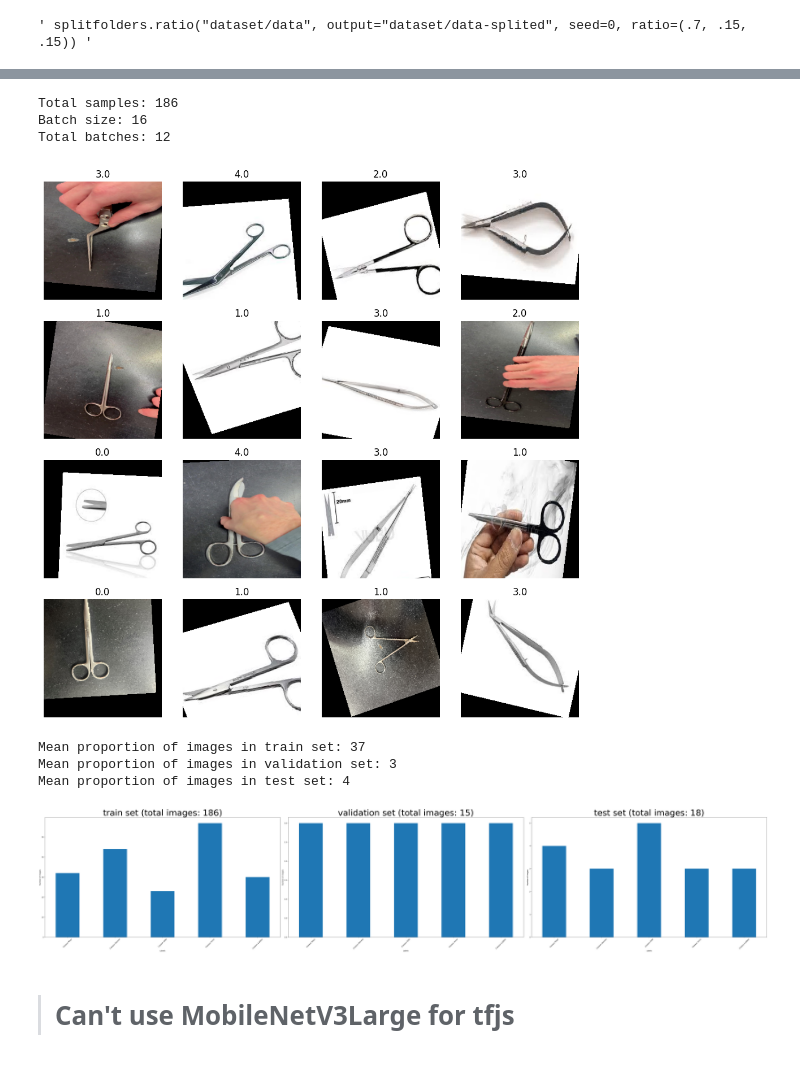
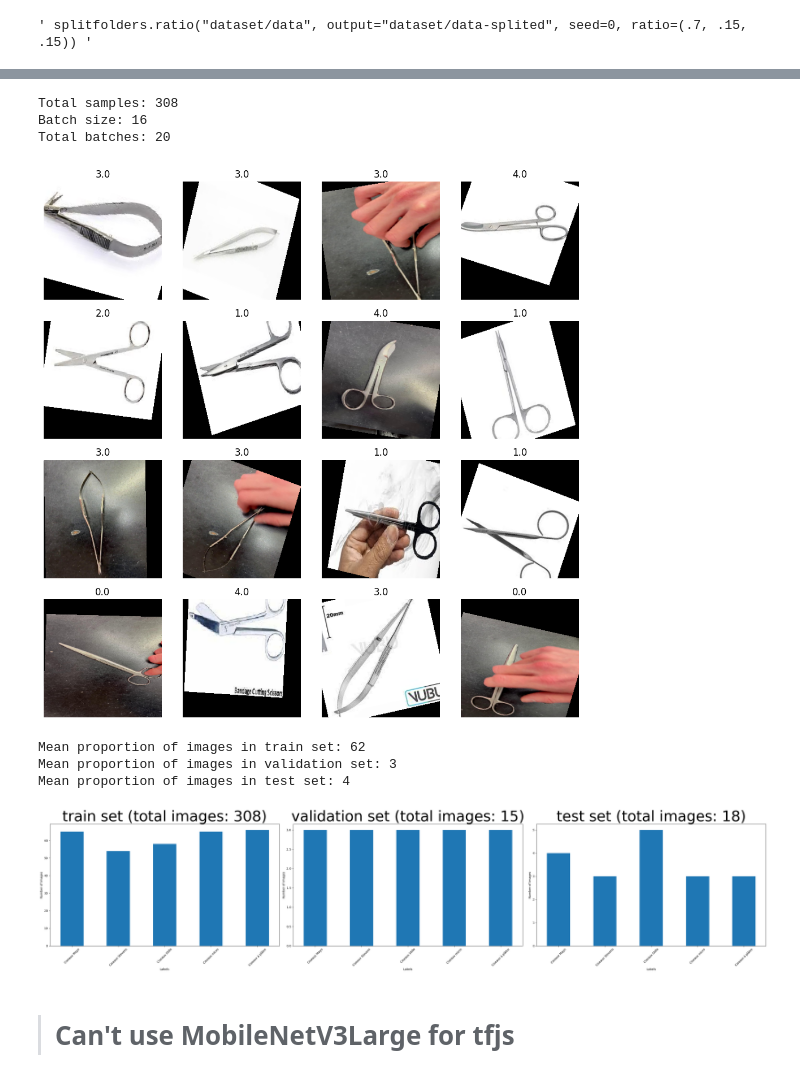
Before and after one commit to PiWebswiss/Genesis, a Jupyter notebook: train-model.ipynb, the cells around one changed output, grey strips where cells are left out. Drawn from its saved outputs; the diff is of its cells as text; code cells hidden in the pictures.

```diff
--- a/train-model.ipynb
+++ b/train-model.ipynb
@@ -48,7 +50,7 @@ import splitfolders
 # %%
 from keras.preprocessing.image import ImageDataGenerator
 
-dir_path = "dataset/data-splited 3"
+dir_path = "dataset/data-splited 4"
 
 
 # Define data augmentation settings
@@ -148,9 +107,9 @@ print(f"Total samples: {total_samples}")
 print(f"Batch size: {batch_size}")
 print(f"Total batches: {total_batches}")
 # %% [output]
-Total samples: 186
+Total samples: 308
 Batch size: 16
-Total batches: 12
+Total batches: 20
 # %%
 # Extract a batch of images and labels from train_set
 images, labels = next(train_set)
@@ -169,36 +128,36 @@ for i, ax in zip(range(16), axs.ravel()):
 plt.tight_layout()
 plt.show()
 # %% [output]
-[figure, old version]
+[figure, new version]
 # %%
 # Setup set names
 set_names = ["train set", "validation set", "test set"]
 categories = train_set.class_indices.keys()
 
 # Plot
-fig, axes = plt.subplots(1, 3, figsize=(60, 12))
+fig, axes = plt.subplots(1, 3, figsize=(35, 8))
 
 for set_name, name, ax in zip(set_names, [train_set, val_set, test_set], axes.ravel()):
 
     # Get the count of each label in the train set
     proportion = pd.value_counts(name.classes, normalize=False, sort=False)
     print("Mean proportion of images in {}: {:.0f}".format(set_name, proportion.mean()))
 
     ax.bar(categories, proportion, width=0.5)
     ax.set_title(f"{set_name} (total images: {len(name.classes)})", fontsize=50)
     ax.set(
         xlabel="Labels",
         ylabel="Number of Images",
     )
     ax.tick_params(axis='x', rotation=45)
 
 plt.tight_layout()
 plt.show()
 # %% [output]
-Mean proportion of images in train set: 37
+Mean proportion of images in train set: 62
 Mean proportion of images in validation set: 3
 Mean proportion of images in test set: 4
-[figure, old version]
+[figure, new version]
 # %% [markdown]
 > # Can't use MobileNetV3Large for tfjs
 # %%
```
Also changed, not shown: parts of 11 cells of this notebook, 10 other files.
